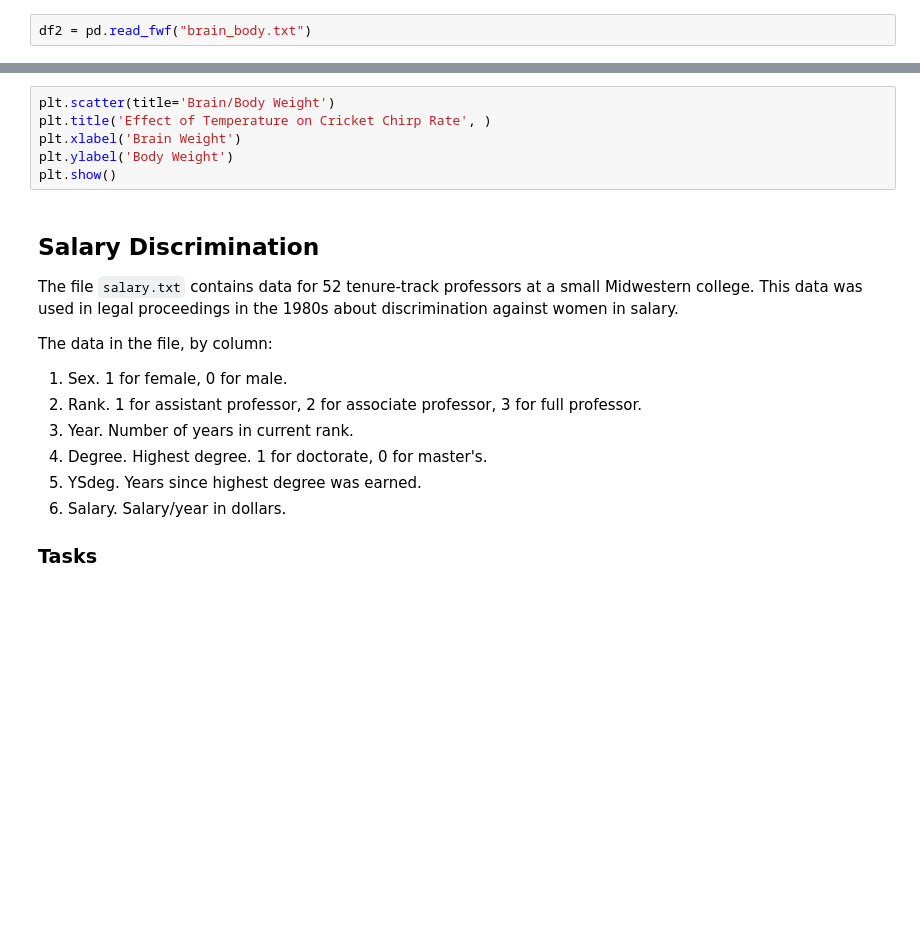
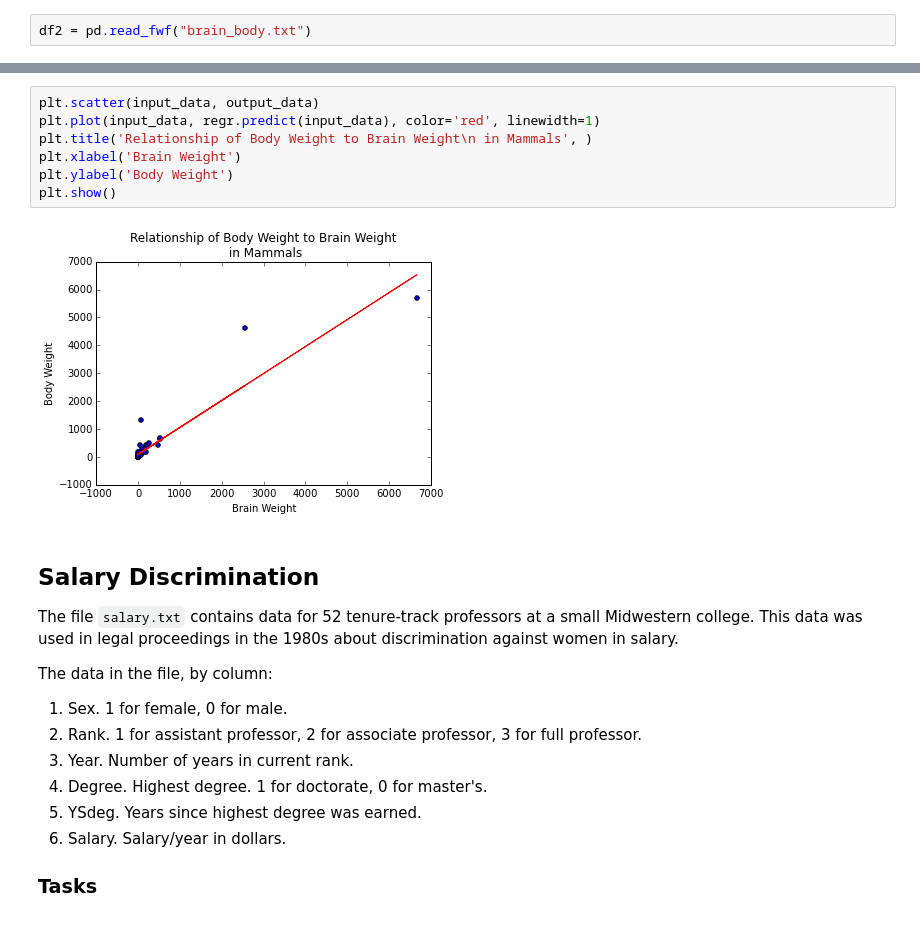
Before and after one commit to nckathleen/Linear-Regression, a Jupyter notebook: simple-linear-regression.ipynb, the cells around one changed output, grey strips where cells are left out. Cells and saved outputs as stored; diff of their text form; blank space fills up the shorter version.

Commit message:
Brain/body linear regression.

```diff
--- a/simple-linear-regression.ipynb
+++ b/simple-linear-regression.ipynb
@@ -97,9 +104,12 @@ print(regr.score(input_data, output_data))
 # %%
-plt.scatter(title='Brain/Body Weight')
-plt.title('Effect of Temperature on Cricket Chirp Rate', )
+plt.scatter(input_data, output_data)
+plt.plot(input_data, regr.predict(input_data), color='red', linewidth=1)
+plt.title('Relationship of Body Weight to Brain Weight\n in Mammals', )
 plt.xlabel('Brain Weight')
 plt.ylabel('Body Weight')
 plt.show()
+# %% [output]
+[figure, added]
 # %% [markdown]
 ## Salary Discrimination
 
```
Also changed, not shown: parts of 4 cells of this notebook.
